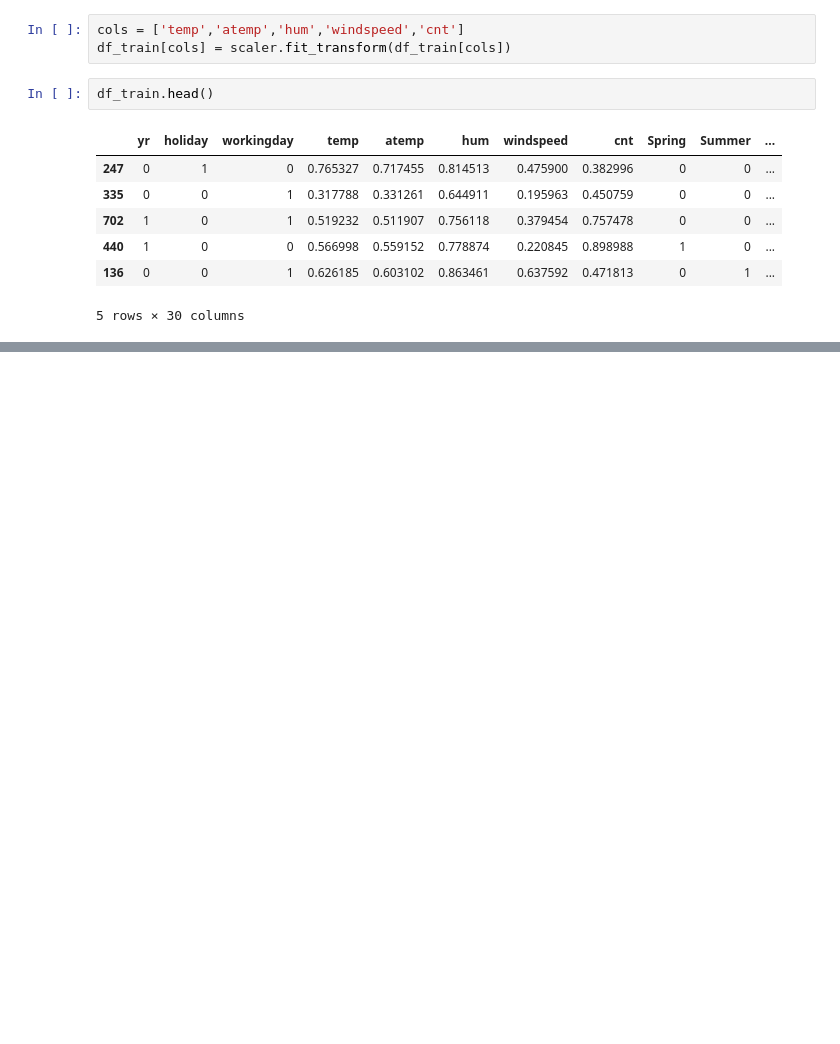
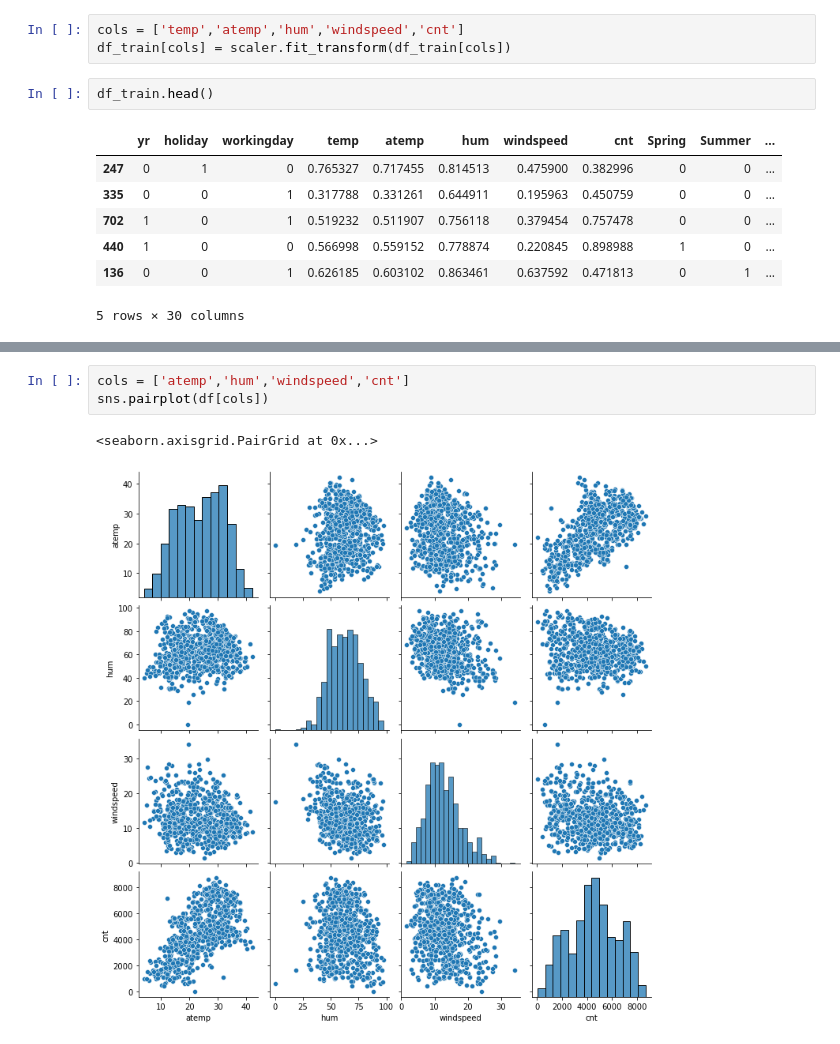
Before and after one commit to 98abhilash/Bike-Sharing-MLR, a Jupyter notebook: linear_regression.ipynb, the cells around one changed output, grey strips where cells are left out. Drawn from its saved outputs; the diff is of its cells as text; blank space fills up the shorter version.

```diff
--- a/linear_regression.ipynb
+++ b/linear_regression.ipynb
@@ -575,0 +812,6 @@ df.describe()
+# %%
+cols = ['atemp','hum','windspeed','cnt']
+sns.pairplot(df[cols])
+# %% [output]
+<seaborn.axisgrid.PairGrid at 0x...>
+[figure, added]
```
Also changed, not shown: parts of 37 cells of this notebook.
